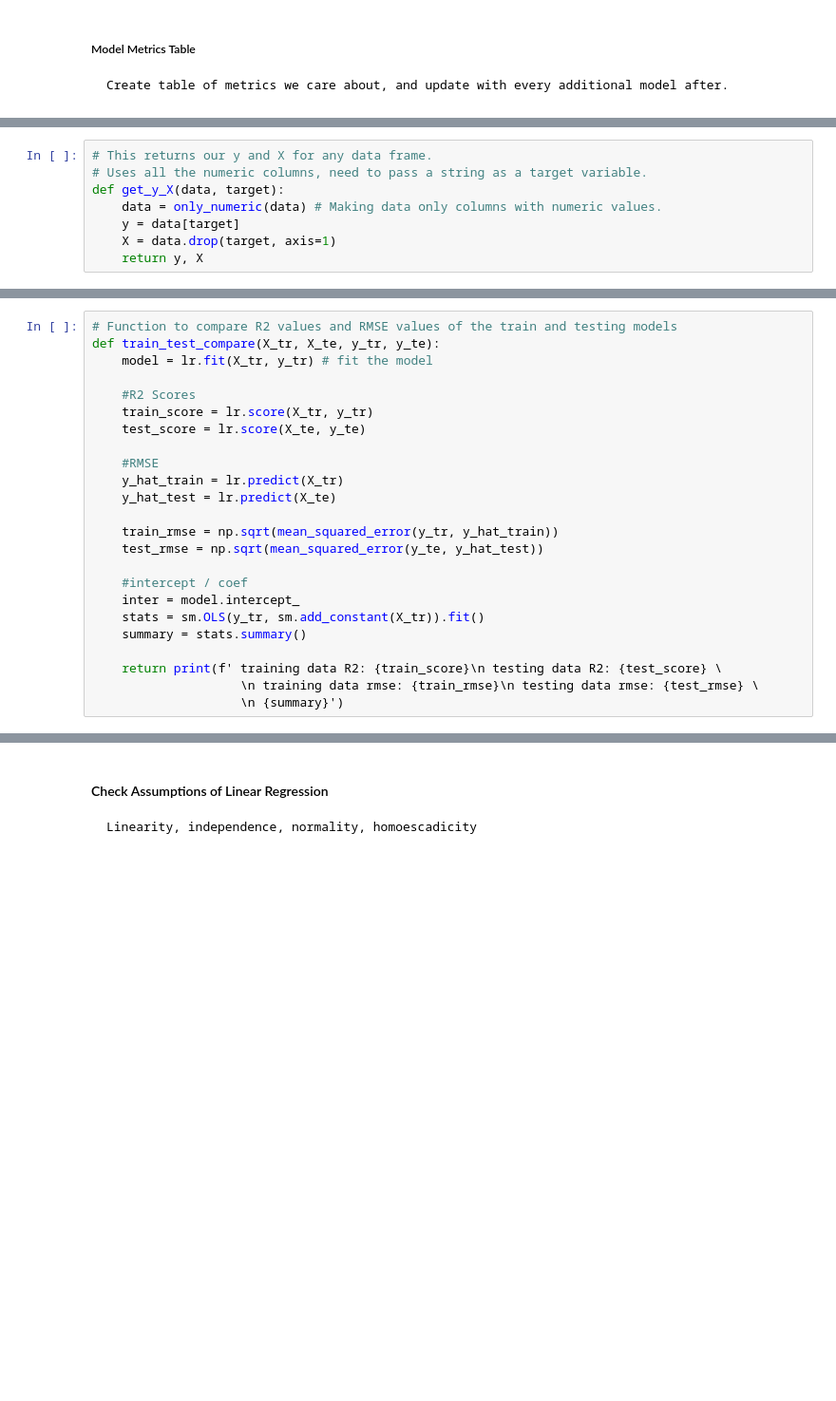
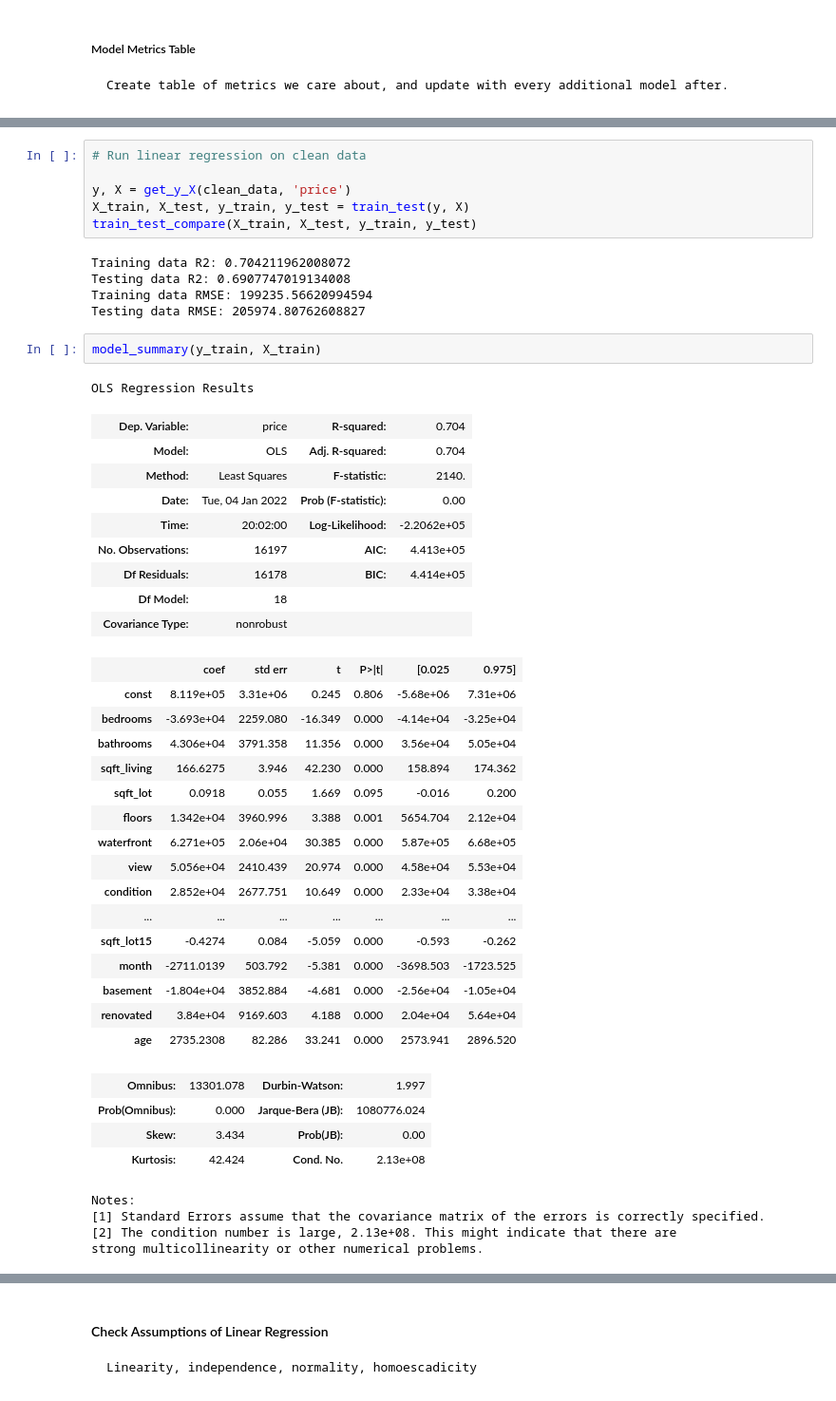
Before and after one commit to westonshuken/King-county-housing-analysis, a Jupyter notebook: index.ipynb, the cells around one changed output, grey strips where cells are left out. Shown at 95% size. Drawn from its saved outputs; the diff is of its cells as text; blank space fills up the shorter version.

```diff
--- a/index.ipynb
+++ b/index.ipynb
@@ -474,8 +275,0 @@ def only_numeric(data):
-# %%
-# This returns our y and X for any data frame.
-# Uses all the numeric columns, need to pass a string as a target variable.
-def get_y_X(data, target):
-    data = only_numeric(data) # Making data only columns with numeric values.
-    y = data[target]
-    X = data.drop(target, axis=1)
-    return y, X
@@ -488,24 +275,0 @@ def my_train_test(ys, Xs):
-# %%
-# Function to compare R2 values and RMSE values of the train and testing models
-def train_test_compare(X_tr, X_te, y_tr, y_te):
-    model = lr.fit(X_tr, y_tr) # fit the model
-
-    #R2 Scores
-    train_score = lr.score(X_tr, y_tr)
-    test_score = lr.score(X_te, y_te)
-
-    #RMSE
-    y_hat_train = lr.predict(X_tr)
-    y_hat_test = lr.predict(X_te)
-
-    train_rmse = np.sqrt(mean_squared_error(y_tr, y_hat_train))
-    test_rmse = np.sqrt(mean_squared_error(y_te, y_hat_test))
-
-    #intercept / coef
-    inter = model.intercept_
-    stats = sm.OLS(y_tr, sm.add_constant(X_tr)).fit()
-    summary = stats.summary()
-
-    return print(f' training data R2: {train_score}\n testing data R2: {test_score} \
-                    \n training data rmse: {train_rmse}\n testing data rmse: {test_rmse} \
-                    \n {summary}')
@@ -584,0 +290,48 @@ strong multicollinearity problems or that the design matrix is singular.
+# %%
+# Run linear regression on clean data
+
+y, X = get_y_X(clean_data, 'price')
+X_train, X_test, y_train, y_test = train_test(y, X)
+train_test_compare(X_train, X_test, y_train, y_test)
+# %% [output]
+Training data R2: 0.704211962008072
+Testing data R2: 0.6907747019134008
+Training data RMSE: 199235.56620994594
+Testing data RMSE: 205974.80762608827
+# %%
+model_summary(y_train, X_train)
+# %% [output]
+OLS Regression Results
+| Dep. Variable: | price | R-squared: | 0.704 |
+| Model: | OLS | Adj. R-squared: | 0.704 |
+| Method: | Least Squares | F-statistic: | 2140. |
+| Date: | Tue, 04 Jan 2022 | Prob (F-statistic): | 0.00 |
+| Time: | 20:02:00 | Log-Likelihood: | -2.2062e+05 |
+| No. Observations: | 16197 | AIC: | 4.413e+05 |
+| Df Residuals: | 16178 | BIC: | 4.414e+05 |
+| Df Model: | 18 |  |  |
+| Covariance Type: | nonrobust |  |  |
+|  | coef | std err | t | P>|t| | [0.025 | 0.975] |
+| const | 8.119e+05 | 3.31e+06 | 0.245 | 0.806 | -5.68e+06 | 7.31e+06 |
+| bedrooms | -3.693e+04 | 2259.080 | -16.349 | 0.000 | -4.14e+04 | -3.25e+04 |
+| bathrooms | 4.306e+04 | 3791.358 | 11.356 | 0.000 | 3.56e+04 | 5.05e+04 |
+| sqft_living | 166.6275 | 3.946 | 42.230 | 0.000 | 158.894 | 174.362 |
+| sqft_lot | 0.0918 | 0.055 | 1.669 | 0.095 | -0.016 | 0.200 |
+| floors | 1.342e+04 | 3960.996 | 3.388 | 0.001 | 5654.704 | 2.12e+04 |
+| waterfront | 6.271e+05 | 2.06e+04 | 30.385 | 0.000 | 5.87e+05 | 6.68e+05 |
+| view | 5.056e+04 | 2410.439 | 20.974 | 0.000 | 4.58e+04 | 5.53e+04 |
+| condition | 2.852e+04 | 2677.751 | 10.649 | 0.000 | 2.33e+04 | 3.38e+04 |
+| ... | ... | ... | ... | ... | ... | ... |
+| sqft_lot15 | -0.4274 | 0.084 | -5.059 | 0.000 | -0.593 | -0.262 |
+| month | -2711.0139 | 503.792 | -5.381 | 0.000 | -3698.503 | -1723.525 |
+| basement | -1.804e+04 | 3852.884 | -4.681 | 0.000 | -2.56e+04 | -1.05e+04 |
+| renovated | 3.84e+04 | 9169.603 | 4.188 | 0.000 | 2.04e+04 | 5.64e+04 |
+| age | 2735.2308 | 82.286 | 33.241 | 0.000 | 2573.941 | 2896.520 |
+| Omnibus: | 13301.078 | Durbin-Watson: | 1.997 |
+| Prob(Omnibus): | 0.000 | Jarque-Bera (JB): | 1080776.024 |
+| Skew: | 3.434 | Prob(JB): | 0.00 |
+| Kurtosis: | 42.424 | Cond. No. | 2.13e+08 |
+Notes:
+[1] Standard Errors assume that the covariance matrix of the errors is correctly specified.
+[2] The condition number is large, 2.13e+08. This might indicate that there are
+strong multicollinearity or other numerical problems.
```
Also changed, not shown: parts of 78 cells of this notebook.
